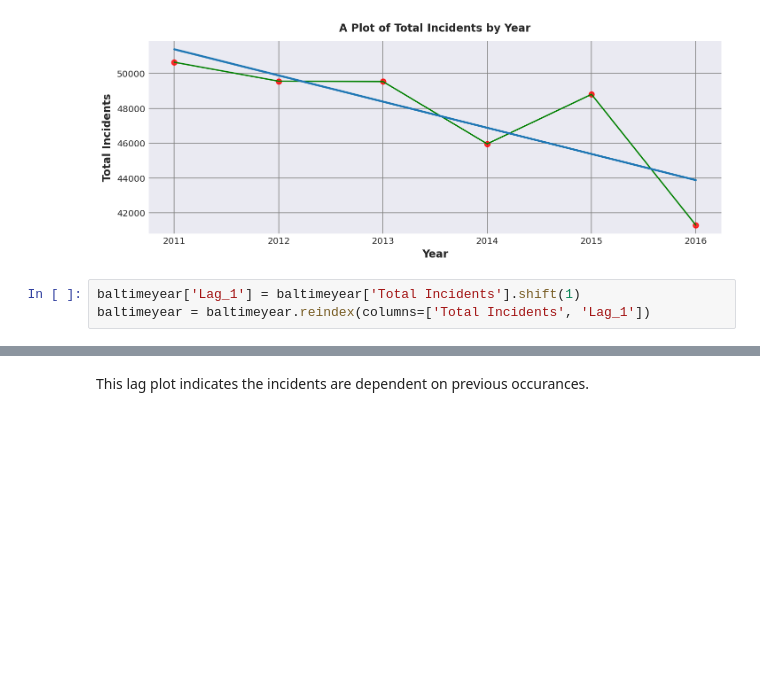
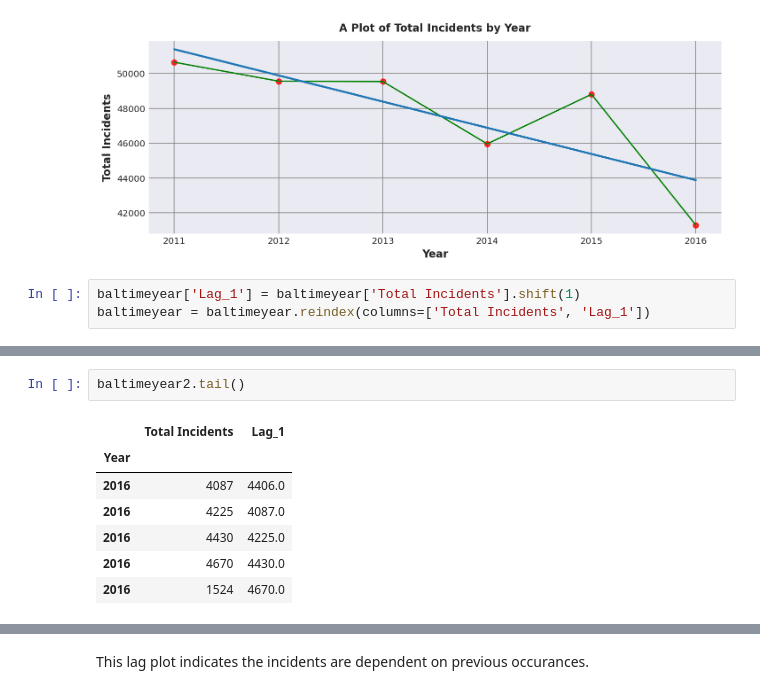
Before and after one commit to sebhatgg/Baltimore-Crimes, a Jupyter notebook: TIM_8535Week4.ipynb, the cells around one changed output, grey strips where cells are left out. Cells and saved outputs as stored; diff of their text form; blank space fills up the shorter version.

```diff
--- a/TIM_8535Week4.ipynb
+++ b/TIM_8535Week4.ipynb
@@ -286,2 +298,12 @@ baltimeyear.head()
+# %%
+baltimeyear2.tail()
+# %% [output]
+|  | Total Incidents | Lag_1 |
+| Year |  |  |
+| 2016 | 4087 | 4406.0 |
+| 2016 | 4225 | 4087.0 |
+| 2016 | 4430 | 4225.0 |
+| 2016 | 4670 | 4430.0 |
+| 2016 | 1524 | 4670.0 |
 # %%
 from IPython.core.pylabtools import figsize
```
Also changed, not shown: parts of 4 cells of this notebook.
